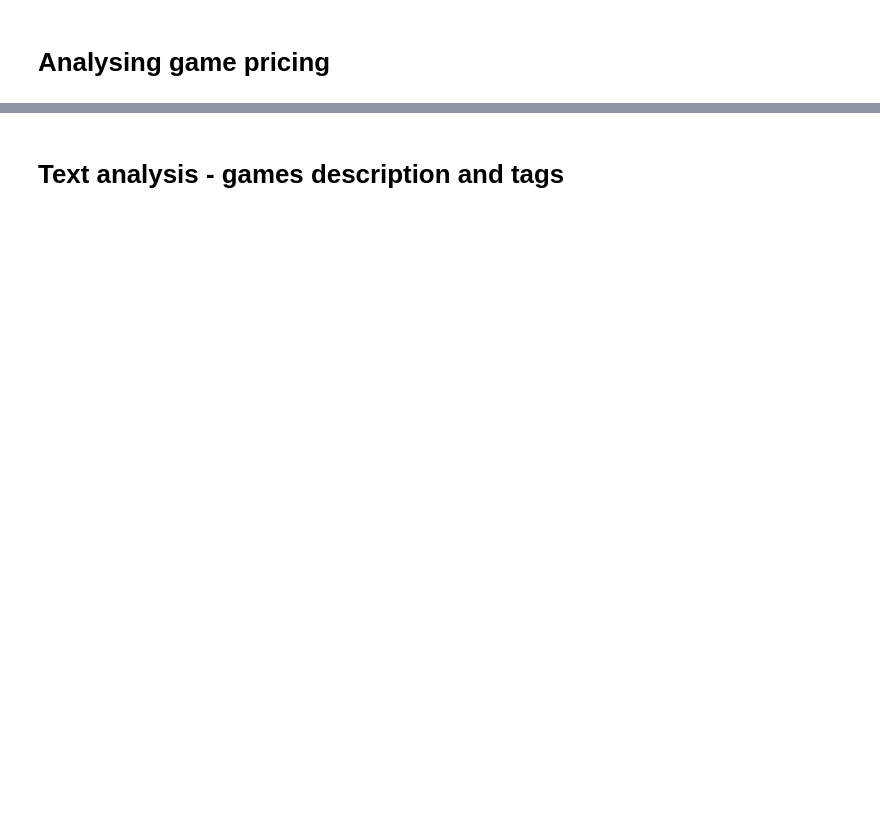
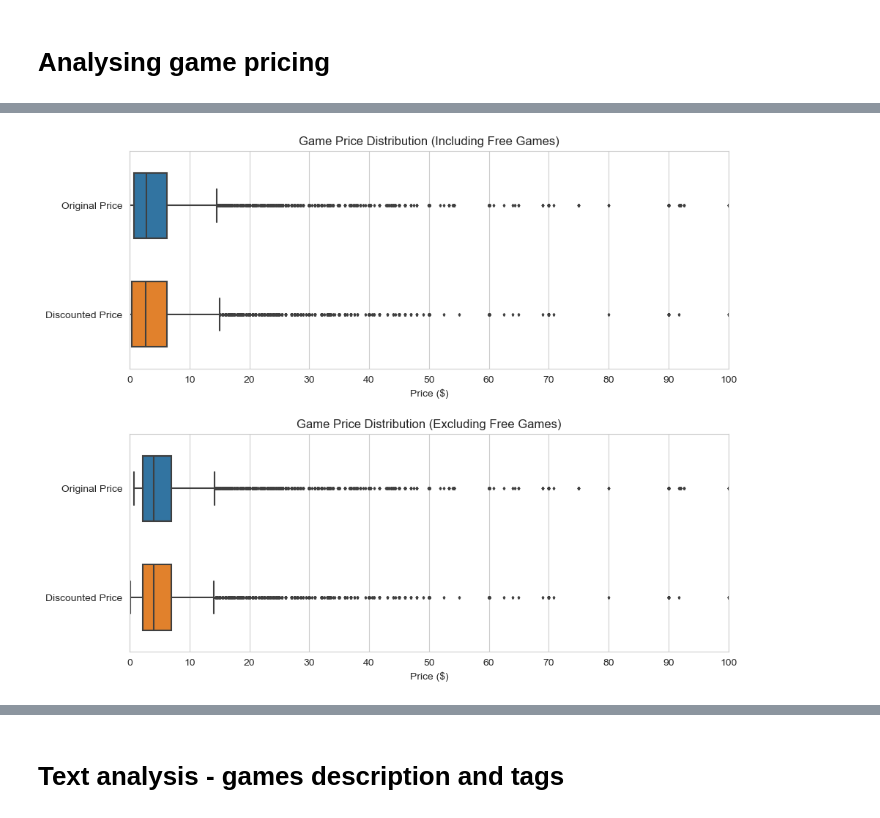
Before and after one commit to F1TG1RL/portfolio, a Jupyter notebook: Python/Steam Games Analysis/steam_games.ipynb, the cells around one changed output, grey strips where cells are left out. Saved outputs shown, nothing was run; the diff lists cells and outputs as text; code cells hidden in the pictures; blank space fills up the shorter version.

```diff
--- a/Python/Steam Games Analysis/steam_games.ipynb
+++ b/Python/Steam Games Analysis/steam_games.ipynb
@@ -15,7 +15,7 @@ import numpy as np
 import pandas as pd
 # %%
 #Loading the dataset from local drive
-games = pd.read_csv(r'C:\Users\lbubczyk\PythonML\Steam Games\merged_data.csv')
+games = pd.read_csv(r'.\steam_games_data.csv')
 games.head(5)
 # %% [output]
 |  | Title | Original Price | Discounted Price | Release Date | Link | Game Description | ... |
@@ -398,0 +343,23 @@ There are some games on Steam that have exceptionally high original or discounte
+# %%
+#Creating the plot
+fig, (ax1, ax2) = plt.subplots(2, 1, figsize=(10, 8))
+
+#Boxplotting prices - range limited to 100 for readability
+#First Boxplot: Including free games
+ax1.set(xlim=(0, 100), title='Game Price Distribution (Including Free Games)', xlabel='Price ($)')
+ax1.xaxis.set_major_locator(mticker.MultipleLocator(10))
+ax1.xaxis.set_minor_locator(mticker.MultipleLocator(2))
+sns.boxplot(data=games_pricing, ax=ax1, orient='h', fliersize=2, width=0.6)
+
+#Second Boxplot: Not including free games
+ax2.set(xlim=(0, 100), title='Game Price Distribution (Excluding Free Games)', xlabel='Price ($)')
+ax2.xaxis.set_major_locator(mticker.MultipleLocator(10))
+ax2.xaxis.set_minor_locator(mticker.MultipleLocator(2))
+sns.boxplot(data=games_pricing_not_free, ax=ax2, orient='h', fliersize=2, width=0.6)
+
+#Adjusting layout for readability
+plt.tight_layout(pad=2)
+
+plt.show()
+# %% [output]
+[figure, added]
```
Also changed, not shown: parts of 49 cells of this notebook, 1 other file.
